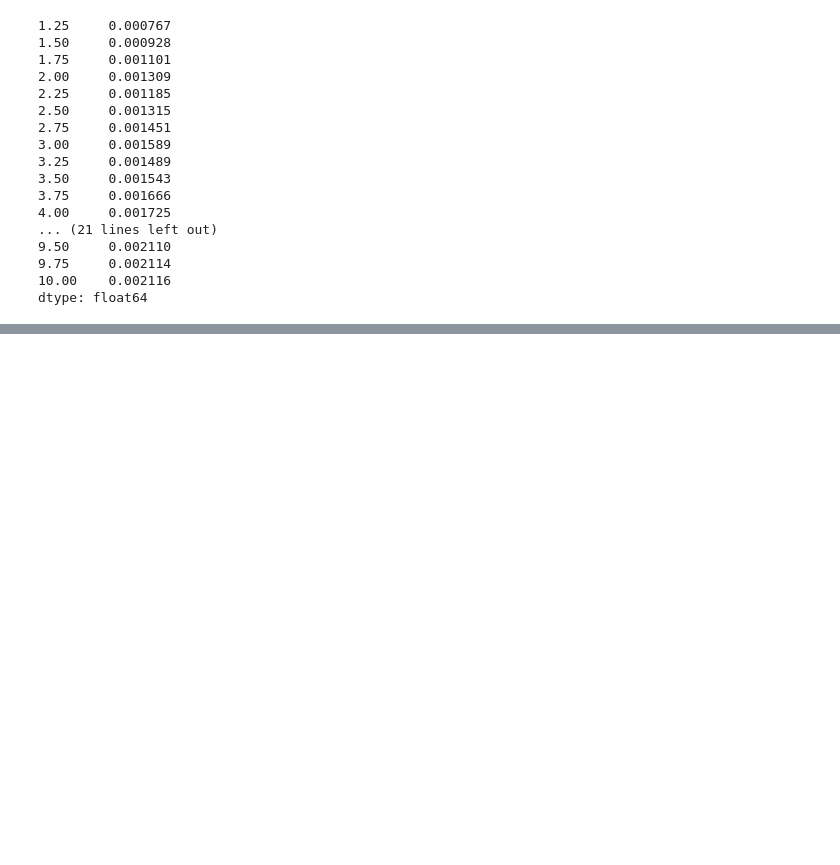
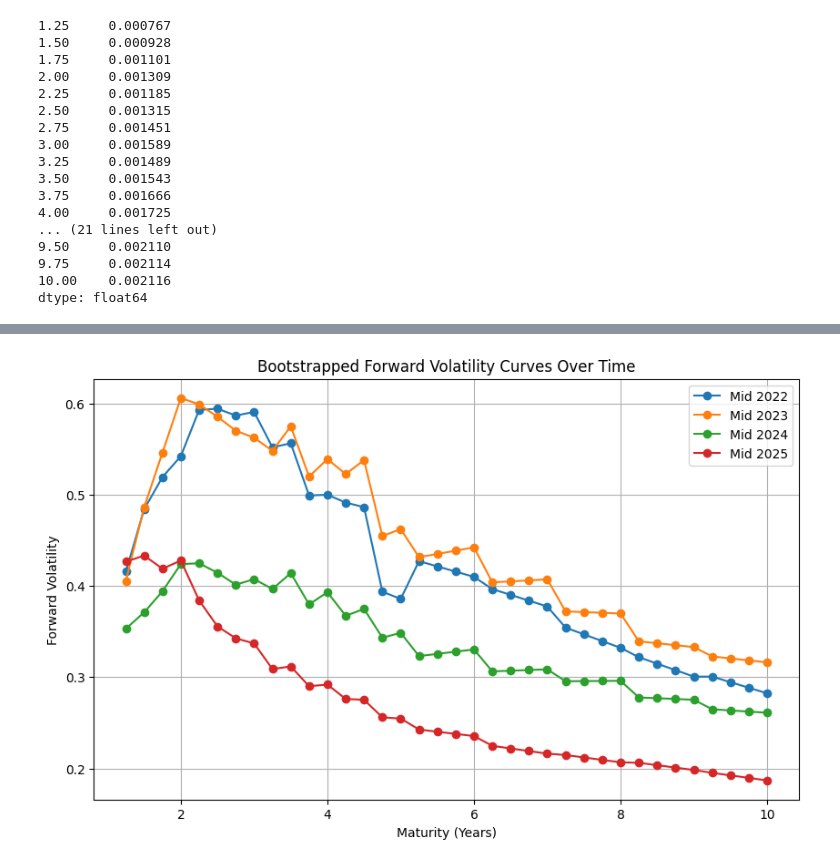
Before and after one commit to y3y-tech/Forward_Volatility_From_SOFR_Cap, a Jupyter notebook: Q1.ipynb, the cells around one changed output, grey strips where cells are left out. Drawn from its saved outputs; the diff is of its cells as text; code cells hidden in the pictures; blank space fills up the shorter version.

```diff
--- a/Q1.ipynb
+++ b/Q1.ipynb
@@ -404,0 +470,82 @@ dtype: float64
+# %%
+def bootstrapping(cap_vols, SOFR_swaps):
+    black_vols = cap_vols / 10000 / SOFR_swaps
+    black_vols = black_vols.drop(index=0.25)
+
+    quarterly_vols = pd.Series(index = np.arange(0.5, 10.25, 0.25))
+    quarterly_vols.loc[black_vols.index] = black_vols.values
+    quarterly_vols = quarterly_vols.interpolate(method='index')
+    quarterly_swaps = pd.Series(index = np.arange(0.25, 10.25, 0.25))
+    quarterly_swaps.loc[SOFR_swaps.index] = SOFR_swaps.values
+    quarterly_swaps = quarterly_swaps.interpolate(method='index')
+
+    discount_factors = {}
+
+    for T in sorted(quarterly_swaps.keys()):  # T = 0.25, 0.50, 0.75, 1.00, ...
+        R = quarterly_swaps[T]
+        known_sum = sum(discount_factors[t] * 0.25 for t in discount_factors)
+        discount_factors[T] = (1 - R * known_sum) / (1 + R * 0.25)
+
+    forward_rates = {}
+    tenors = sorted(discount_factors.keys())
+
+    for i in range(1, len(tenors)):
+        T_prev = tenors[i-1]
+        T_curr = tenors[i]
+        forward_rates[(T_prev, T_curr)] = (
+            np.log(discount_factors[T_prev]) - np.log(discount_factors[T_curr])
+        ) / 0.25
+
+    discount_factors = pd.Series(discount_factors)
+    forward_rates = pd.Series(forward_rates)
+
+    cap_prices = {}
+
+    for maturity in quarterly_vols.index:
+        flat_vol = quarterly_vols.loc[maturity]
+        caplet_maturities = np.arange(0.5, maturity + 0.25, 0.25)
+        caplet_prices = []
+        K = quarterly_swaps.loc[maturity]
+        for T in caplet_maturities:
+            T_expiry = T - 0.25
+            forward_rate = forward_rates.get((T - 0.25, T), np.nan)
+            discount_rate = discount_factors.get(T, np.nan)
+
+            if np.isnan(forward_rate) or np.isnan(discount_rate):
+                break
+
+
+            d_1 = (np.log(forward_rate / K) + 0.5 * flat_vol**2 * (T_expiry)) / (flat_vol * np.sqrt(T_expiry))
+            d_2 = d_1 - flat_vol * np.sqrt(T_expiry)
+
+            caplet_price = discount_rate * (forward_rate * norm.cdf(d_1) - K * norm.cdf(d_2)) * 0.25
+            caplet_prices.append(caplet_price)
+
+        cap_prices[maturity] = sum(caplet_prices)
+
+    cap_prices = pd.Series(cap_prices)
+
+
+    forward_vols = bootstrap_forward_vols(cap_prices, forward_rates, discount_factors, quarterly_swaps)
+
+    return forward_vols
+
+
+mid_2022 = bootstrapping(cap_vols = cap_data.loc['2022-06-30'], SOFR_swaps = sofr_data.loc['2022-06-30'])
+mid_2023 = bootstrapping(cap_vols = cap_data.loc['2023-06-30'], SOFR_swaps = sofr_data.loc['2023-06-30'])
+mid_2024 = bootstrapping(cap_vols = cap_data.loc['2024-06-28'], SOFR_swaps = sofr_data.loc['2024-06-28'])
+mid_2025 = bootstrapping(cap_vols = cap_data.loc['2025-06-30'], SOFR_swaps = sofr_data.loc['2025-06-30'])
+
+plt.figure(figsize=(10, 6))
+plt.plot(mid_2022.index, mid_2022.values, label='Mid 2022', marker='o')
+plt.plot(mid_2023.index, mid_2023.values, label='Mid 2023', marker='o')
+plt.plot(mid_2024.index, mid_2024.values, label='Mid 2024', marker='o')
+plt.plot(mid_2025.index, mid_2025.values, label='Mid 2025', marker='o')
+plt.xlabel('Maturity (Years)')
+plt.ylabel('Forward Volatility')
+plt.title('Bootstrapped Forward Volatility Curves Over Time')
+plt.legend()
+plt.grid()
+plt.show()
+# %% [output]
+[figure, added]
```
Also changed, not shown: parts of 5 cells of this notebook, 1 other file.
